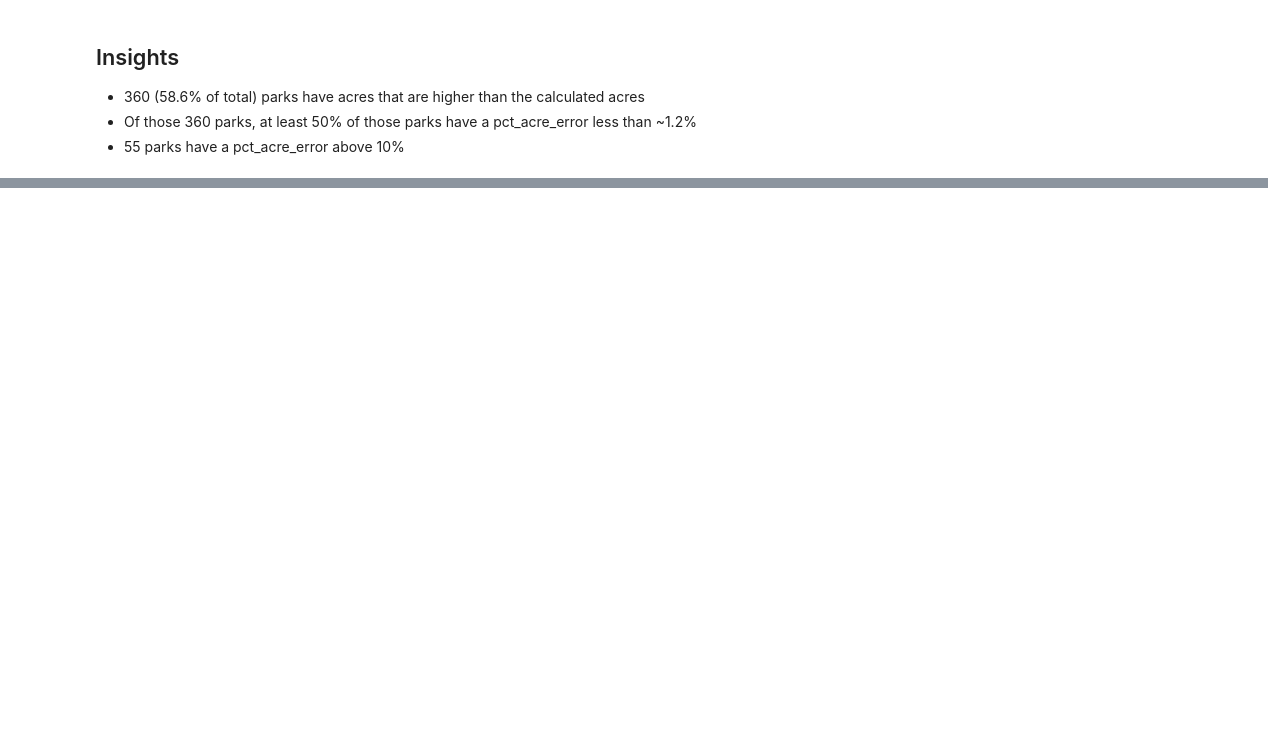
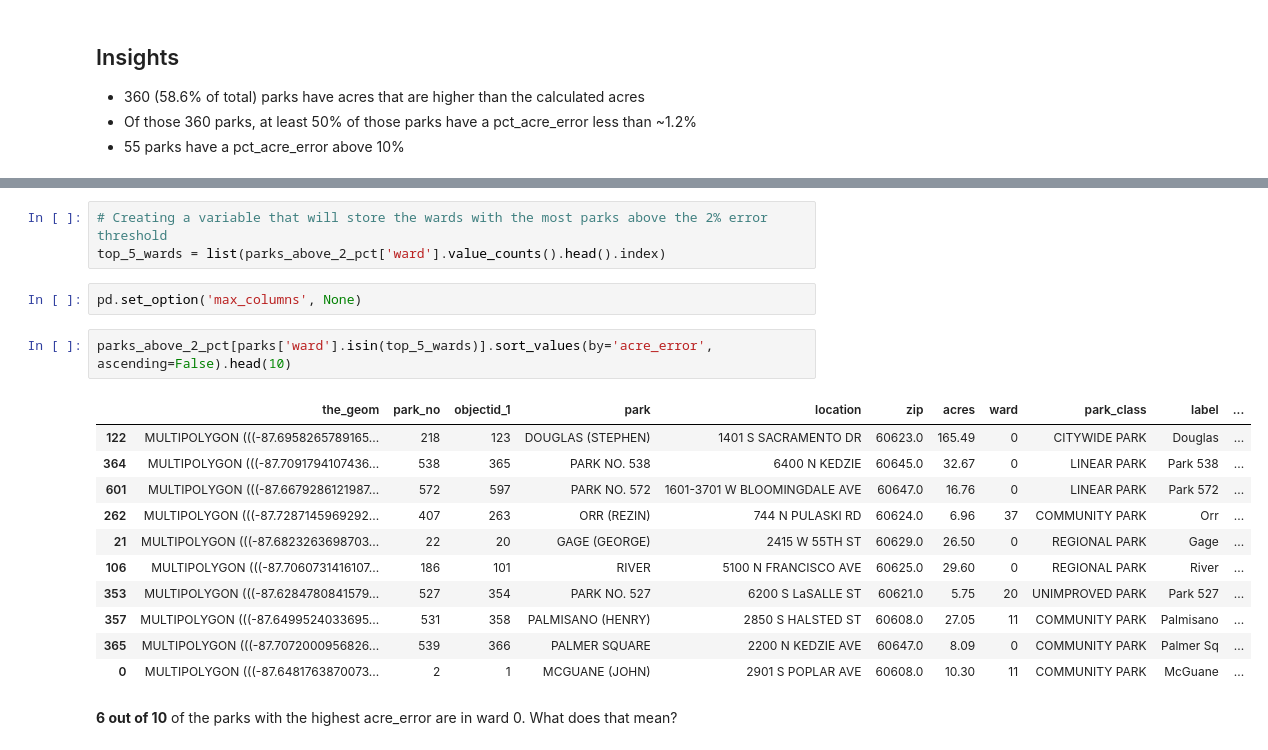
Before and after one commit to EricHeidbreder/ChicagoData, a Jupyter notebook: Chicago_Parks/EDA_Parks.ipynb, the cells around one changed output, grey strips where cells are left out. Cells and saved outputs as stored; diff of their text form; blank space fills up the shorter version.

```diff
--- a/Chicago_Parks/EDA_Parks.ipynb
+++ b/Chicago_Parks/EDA_Parks.ipynb
@@ -196,0 +194,21 @@ abs(parks[abs(parks['pct_acre_error']).between(.10, .20)]['acre_error']).sum()
+# %%
+# Creating a variable that will store the wards with the most parks above the 2% error threshold
+top_5_wards = list(parks_above_2_pct['ward'].value_counts().head().index)
+# %%
+pd.set_option('max_columns', None)
+# %%
+parks_above_2_pct[parks['ward'].isin(top_5_wards)].sort_values(by='acre_error', ascending=False).head(10)
+# %% [output]
+|  | the_geom | park_no | objectid_1 | park | location | zip | acres | ward | park_class | label | ... |
+| 122 | MULTIPOLYGON (((-87.6958265789165... | 218 | 123 | DOUGLAS (STEPHEN) | 1401 S SACRAMENTO DR | 60623.0 | 165.49 | 0 | CITYWIDE PARK | Douglas | ... |
+| 364 | MULTIPOLYGON (((-87.7091794107436... | 538 | 365 | PARK NO. 538 | 6400 N KEDZIE | 60645.0 | 32.67 | 0 | LINEAR PARK | Park 538 | ... |
+| 601 | MULTIPOLYGON (((-87.6679286121987... | 572 | 597 | PARK NO. 572 | 1601-3701 W BLOOMINGDALE AVE | 60647.0 | 16.76 | 0 | LINEAR PARK | Park 572 | ... |
+| 262 | MULTIPOLYGON (((-87.7287145969292... | 407 | 263 | ORR (REZIN) | 744 N PULASKI RD | 60624.0 | 6.96 | 37 | COMMUNITY PARK | Orr | ... |
+| 21 | MULTIPOLYGON (((-87.6823263698703... | 22 | 20 | GAGE (GEORGE) | 2415 W 55TH ST | 60629.0 | 26.50 | 0 | REGIONAL PARK | Gage | ... |
+| 106 | MULTIPOLYGON (((-87.7060731416107... | 186 | 101 | RIVER | 5100 N FRANCISCO AVE | 60625.0 | 29.60 | 0 | REGIONAL PARK | River | ... |
+| 353 | MULTIPOLYGON (((-87.6284780841579... | 527 | 354 | PARK NO. 527 | 6200 S LaSALLE ST | 60621.0 | 5.75 | 20 | UNIMPROVED PARK | Park 527 | ... |
+| 357 | MULTIPOLYGON (((-87.6499524033695... | 531 | 358 | PALMISANO (HENRY) | 2850 S HALSTED ST | 60608.0 | 27.05 | 11 | COMMUNITY PARK | Palmisano | ... |
+| 365 | MULTIPOLYGON (((-87.7072000956826... | 539 | 366 | PALMER SQUARE | 2200 N KEDZIE AVE | 60647.0 | 8.09 | 0 | COMMUNITY PARK | Palmer Sq | ... |
+| 0 | MULTIPOLYGON (((-87.6481763870073... | 2 | 1 | MCGUANE (JOHN) | 2901 S POPLAR AVE | 60608.0 | 10.30 | 11 | COMMUNITY PARK | McGuane | ... |
+# %% [markdown]
+**6 out of 10** of the parks with the highest acre_error are in ward 0. What does that mean?
```
Also changed, not shown: parts of 22 cells of this notebook.
